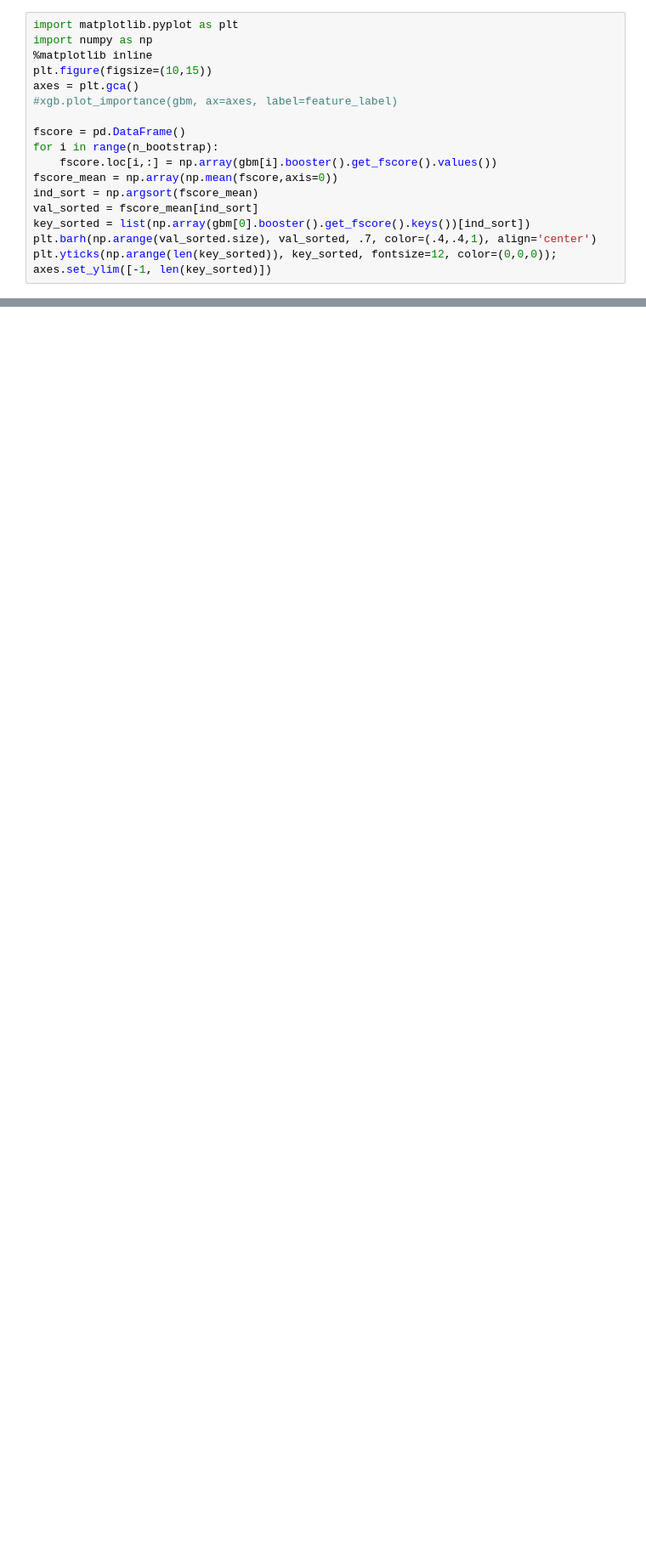
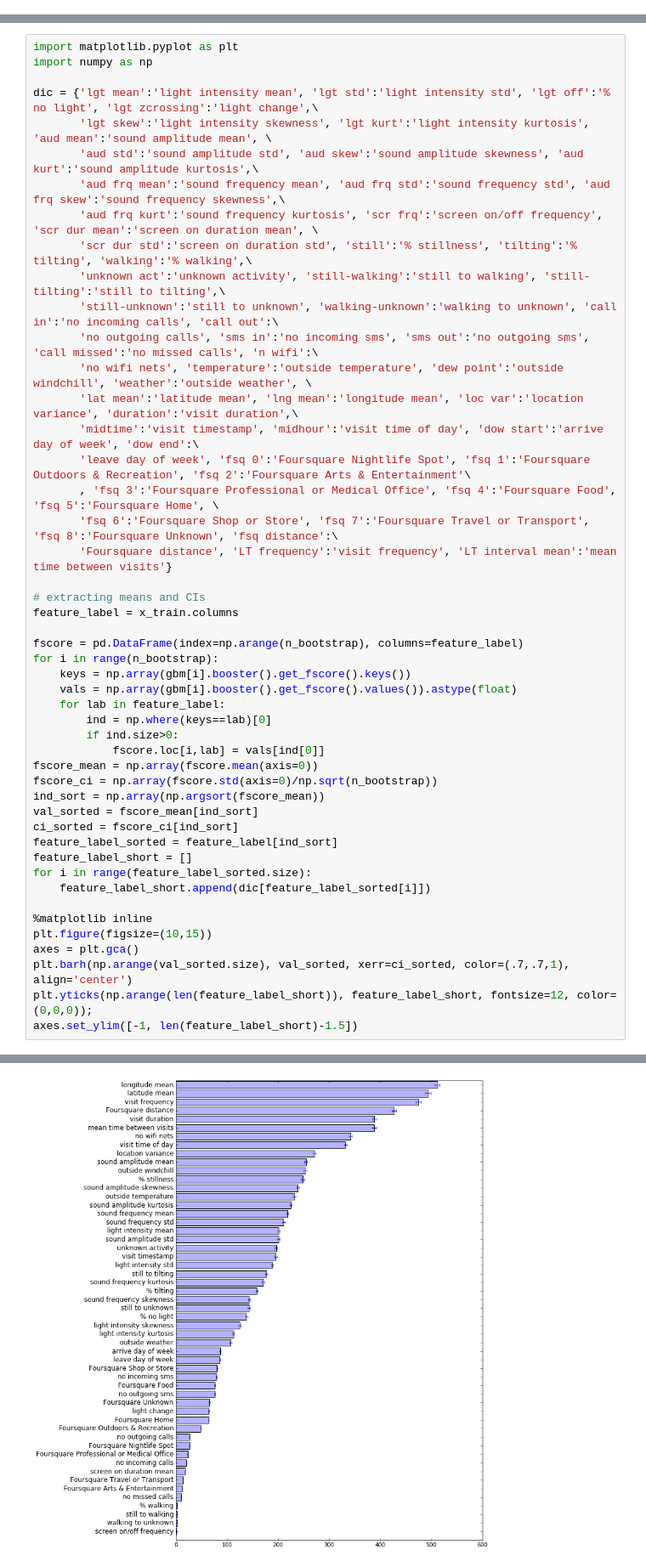
Before and after one commit to sosata/CS120DataAnalysis, a Jupyter notebook: SemanticLocation/show_importance.ipynb, the cells around one changed output, grey strips where cells are left out. Shown at 85% size. Saved outputs shown, nothing was run; the diff lists cells and outputs as text; blank space fills up the shorter version.

Commit message:
feature importance

```diff
--- a/SemanticLocation/show_importance.ipynb
+++ b/SemanticLocation/show_importance.ipynb
@@ -118,21 +118,3 @@ state_top10
  'Outdoors & Recreation',
  'Spiritual (Church, Temple, Etc.)',
  'Nightlife Spot (Bar, Club)']
-# %%
-import matplotlib.pyplot as plt
-import numpy as np
-%matplotlib inline
-plt.figure(figsize=(10,15))
-axes = plt.gca()
-#xgb.plot_importance(gbm, ax=axes, label=feature_label)
-
-fscore = pd.DataFrame()
-for i in range(n_bootstrap):
-    fscore.loc[i,:] = np.array(gbm[i].booster().get_fscore().values())
-fscore_mean = np.array(np.mean(fscore,axis=0))
-ind_sort = np.argsort(fscore_mean)
-val_sorted = fscore_mean[ind_sort]
-key_sorted = list(np.array(gbm[0].booster().get_fscore().keys())[ind_sort])
-plt.barh(np.arange(val_sorted.size), val_sorted, .7, color=(.4,.4,1), align='center')
-plt.yticks(np.arange(len(key_sorted)), key_sorted, fontsize=12, color=(0,0,0));
-axes.set_ylim([-1, len(key_sorted)])
@@ -150,0 +121,49 @@ array([ 304,  265,  295,   42,  463,  191,  180,  628, 1013,   44,  414,
+# %%
+import matplotlib.pyplot as plt
+import numpy as np
+
+dic = {'lgt mean':'light intensity mean', 'lgt std':'light intensity std', 'lgt off':'% no light', 'lgt zcrossing':'light change',\
+       'lgt skew':'light intensity skewness', 'lgt kurt':'light intensity kurtosis', 'aud mean':'sound amplitude mean', \
+       'aud std':'sound amplitude std', 'aud skew':'sound amplitude skewness', 'aud kurt':'sound amplitude kurtosis',\
+       'aud frq mean':'sound frequency mean', 'aud frq std':'sound frequency std', 'aud frq skew':'sound frequency skewness',\
+       'aud frq kurt':'sound frequency kurtosis', 'scr frq':'screen on/off frequency', 'scr dur mean':'screen on duration mean', \
+       'scr dur std':'screen on duration std', 'still':'% stillness', 'tilting':'% tilting', 'walking':'% walking',\
+       'unknown act':'unknown activity', 'still-walking':'still to walking', 'still-tilting':'still to tilting',\
+       'still-unknown':'still to unknown', 'walking-unknown':'walking to unknown', 'call in':'no incoming calls', 'call out':\
+       'no outgoing calls', 'sms in':'no incoming sms', 'sms out':'no outgoing sms', 'call missed':'no missed calls', 'n wifi':\
+       'no wifi nets', 'temperature':'outside temperature', 'dew point':'outside windchill', 'weather':'outside weather', \
+       'lat mean':'latitude mean', 'lng mean':'longitude mean', 'loc var':'location variance', 'duration':'visit duration',\
+       'midtime':'visit timestamp', 'midhour':'visit time of day', 'dow start':'arrive day of week', 'dow end':\
+       'leave day of week', 'fsq 0':'Foursquare Nightlife Spot', 'fsq 1':'Foursquare Outdoors & Recreation', 'fsq 2':'Foursquare Arts & Entertainment'\
+       , 'fsq 3':'Foursquare Professional or Medical Office', 'fsq 4':'Foursquare Food', 'fsq 5':'Foursquare Home', \
+       'fsq 6':'Foursquare Shop or Store', 'fsq 7':'Foursquare Travel or Transport', 'fsq 8':'Foursquare Unknown', 'fsq distance':\
+       'Foursquare distance', 'LT frequency':'visit frequency', 'LT interval mean':'mean time between visits'}
+
+# extracting means and CIs
+feature_label = x_train.columns
+
+fscore = pd.DataFrame(index=np.arange(n_bootstrap), columns=feature_label)
+for i in range(n_bootstrap):
+    keys = np.array(gbm[i].booster().get_fscore().keys())
+    vals = np.array(gbm[i].booster().get_fscore().values()).astype(float)
+    for lab in feature_label:
+        ind = np.where(keys==lab)[0]
+        if ind.size>0:
+            fscore.loc[i,lab] = vals[ind[0]]
+fscore_mean = np.array(fscore.mean(axis=0))
+fscore_ci = np.array(fscore.std(axis=0)/np.sqrt(n_bootstrap))
+ind_sort = np.array(np.argsort(fscore_mean))
+val_sorted = fscore_mean[ind_sort]
+ci_sorted = fscore_ci[ind_sort]
+feature_label_sorted = feature_label[ind_sort]
+feature_label_short = []
+for i in range(feature_label_sorted.size):
+    feature_label_short.append(dic[feature_label_sorted[i]])
+
+%matplotlib inline
+plt.figure(figsize=(10,15))
+axes = plt.gca()
+plt.barh(np.arange(val_sorted.size), val_sorted, xerr=ci_sorted, color=(.7,.7,1), align='center')
+plt.yticks(np.arange(len(feature_label_short)), feature_label_short, fontsize=12, color=(0,0,0));
+axes.set_ylim([-1, len(feature_label_short)-1.5])
+# %% [output]
@@ -150,0 +171 @@ array([ 304,  265,  295,   42,  463,  191,  180,  628, 1013,   44,  414,
+[figure, added]
```
Also changed, not shown: parts of 6 cells of this notebook, 3 other files.
